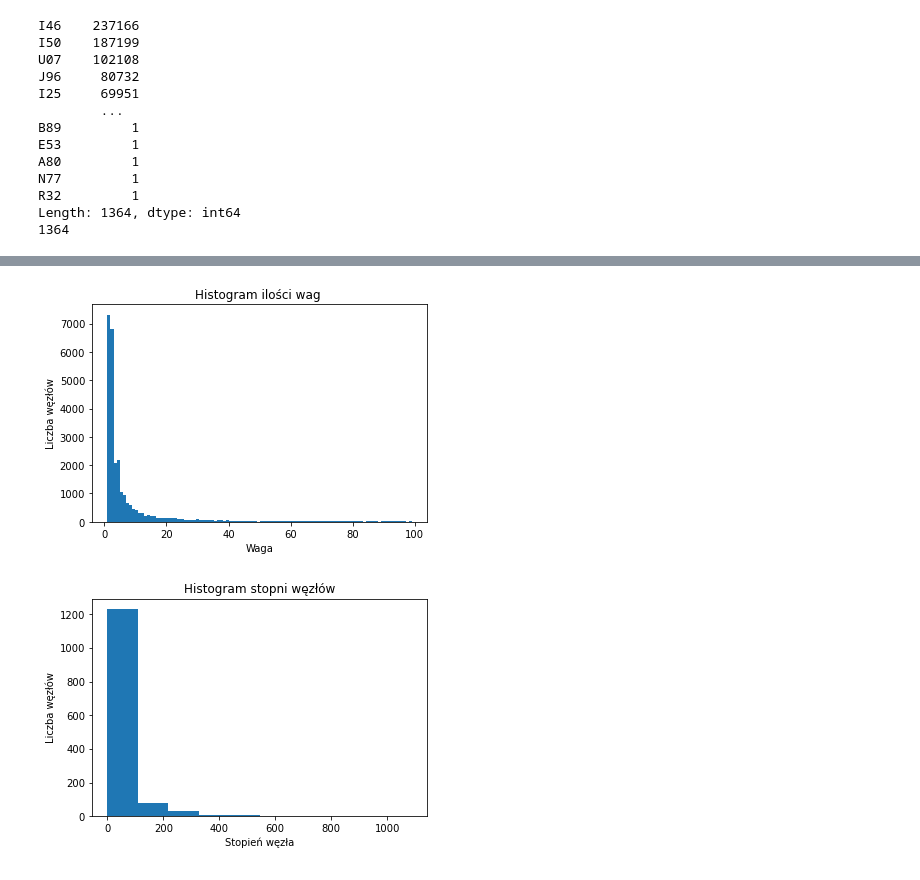
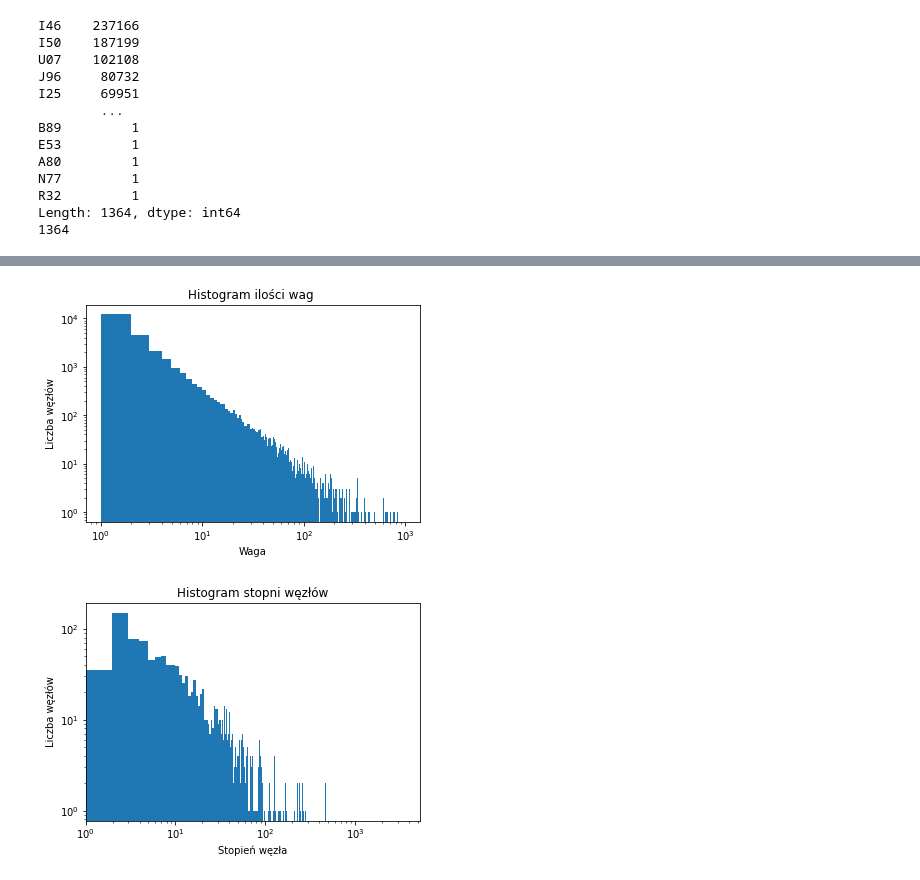
Before and after one commit to PaulaRudzka/zgony, a Jupyter notebook: zgony.ipynb, the cells around one changed output, grey strips where cells are left out. Saved outputs shown, nothing was run; the diff lists cells and outputs as text; code cells hidden in the pictures.

Commit message:
siec i histogramu

```diff
--- a/zgony.ipynb
+++ b/zgony.ipynb
@@ -294,29 +298,33 @@ Połączenia grafu:
 # %%
-# Tworzenie histogramu ilości wag
-weights = [weight for _, _, weight in G.edges(data='weight') if weight < 100]
-plt.hist(weights, bins=100)
-
+# Tworzenie histogramu ilości wag //zlogarytmowac, ma byc prosta
+weights = [weight for _, _, weight in G.edges(data='weight') if weight <1000]
+plt.hist(weights, bins=1000, log=True)
+plt.gca().set_xscale("log")
 # Konfiguracja wykresu
 plt.title("Histogram ilości wag ")
 plt.xlabel("Waga")
 plt.ylabel("Liczba węzłów")
 
 # Wyświetlanie histogramu
+plt.savefig('wagi.png')
 plt.show()
 # %% [output]
-[figure, old version]
+[figure, new version]
 # %%
-degrees = [degree for _, degree in G.degree()]
+degrees = [degree for _, degree in G.degree() if degree <600]
 
+f, ax = plt.subplots(1)
 # Tworzenie histogramu stopni węzłów
-plt.hist(degrees, bins=10)
-
+plt.hist(degrees, bins=600, log=True)
+plt.gca().set_xscale("log")
+ax.set_xlim(xmin=1)
 # Konfiguracja wykresu
 plt.title("Histogram stopni węzłów")
 plt.xlabel("Stopień węzła")
 plt.ylabel("Liczba węzłów")
 
 # Wyświetlanie histogramu
+plt.savefig('stopnie.png')
 plt.show()
 # %% [output]
-[figure, old version]
+[figure, new version]
```
Also changed, not shown: parts of 6 cells of this notebook, 5 other files.
